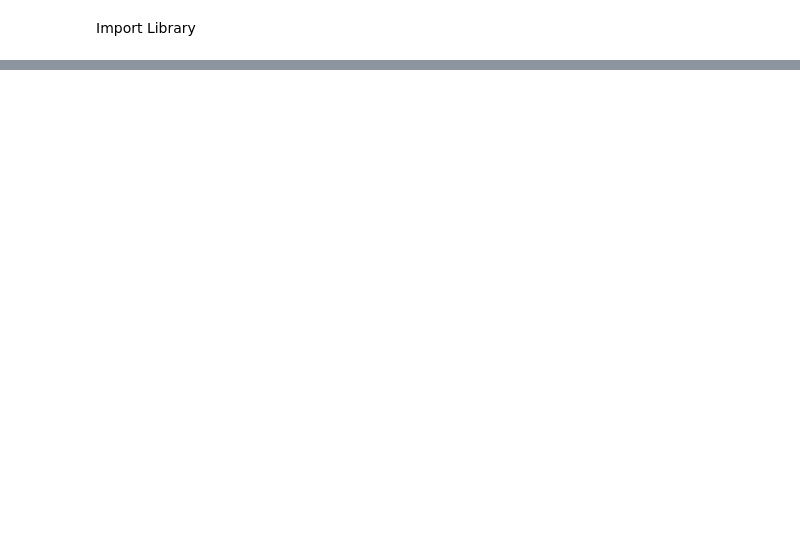
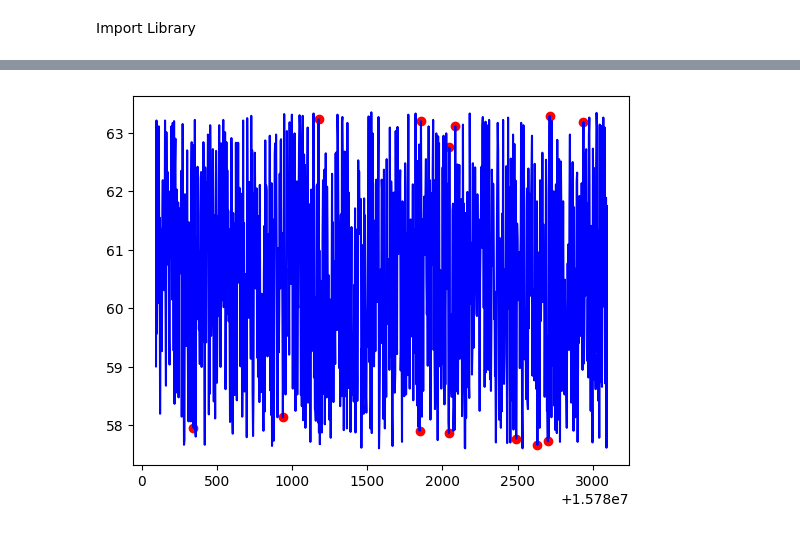
Before and after one commit to anni1st/Anomaly-Detection-VM-, a Jupyter notebook: anomaly_detection_memory.ipynb, the cells around one changed output, grey strips where cells are left out. Saved outputs shown, nothing was run; the diff lists cells and outputs as text; code cells hidden in the pictures; blank space fills up the shorter version.

```diff
--- a/anomaly_detection_memory.ipynb
+++ b/anomaly_detection_memory.ipynb
@@ -139,0 +119,6 @@ def split_data(series, train_fraq, test_len=8760):
+# %%
+#standardize
+
+data = df[['value', 'hours', 'daylight', 'DayOfTheWeek', 'WeekDay']]
+min_max_scaler = preprocessing.StandardScaler()
+np_scaled = min_max_scaler.fit_transform(data)
@@ -139,0 +140,12 @@ def split_data(series, train_fraq, test_len=8760):
+# %%
+# visualisation of anomaly throughout time
+
+fig, ax = plt.subplots()
+
+a = df.loc[df['anomaly26'] == 1, ['time_epoch', 'value']] #anomaly
+
+ax.plot(df['time_epoch'], df['value'], color='blue')
+ax.scatter(a['time_epoch'],a['value'], color='red')
+plt.show()
+# %% [output]
+[figure, added]
```
Also changed, not shown: parts of 17 cells of this notebook.
